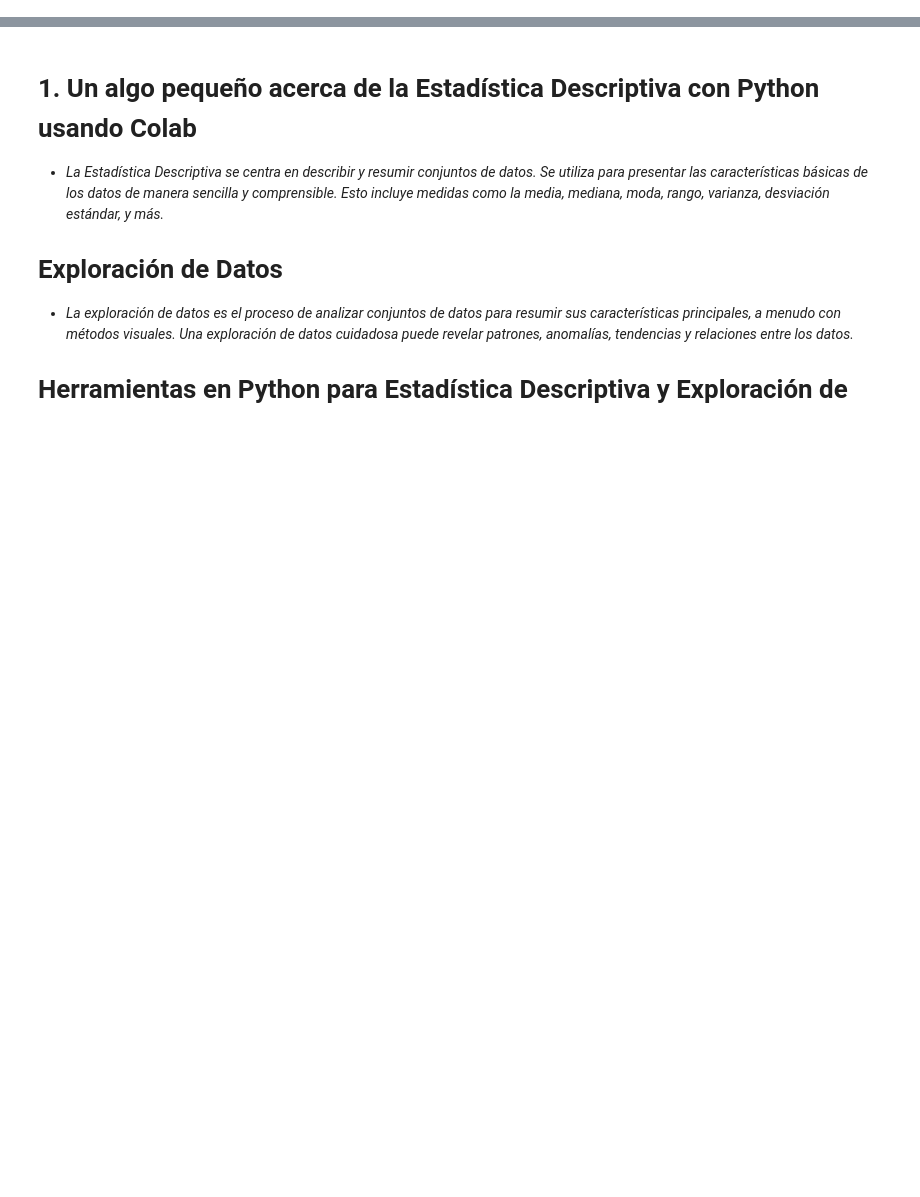
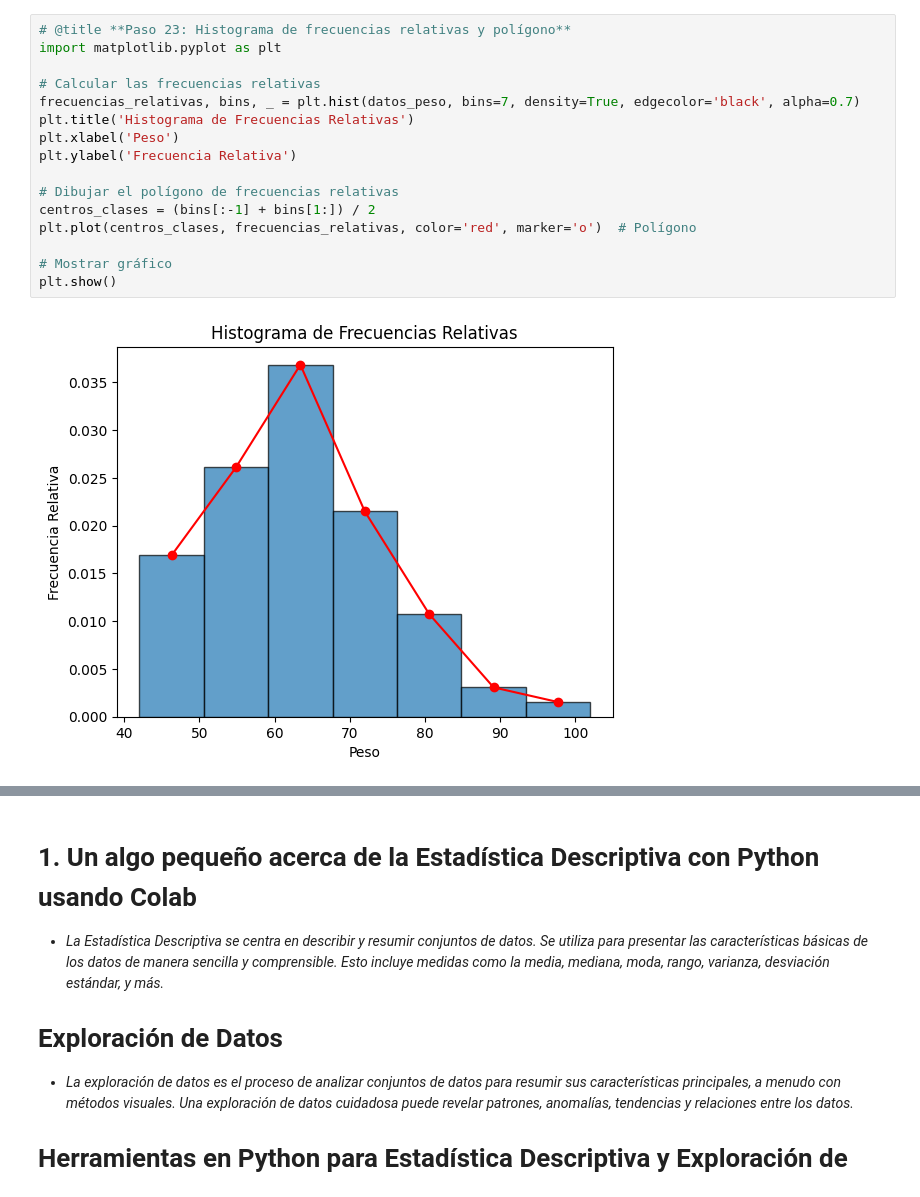
Before and after one commit to JSEFERINO/Curso_Estadistica, a Jupyter notebook: 2_P_y_R_Julio_Hurtado.ipynb, the cells around one changed output, grey strips where cells are left out. Drawn from its saved outputs; the diff is of its cells as text; blank space fills up the shorter version.

```diff
--- a/2_P_y_R_Julio_Hurtado.ipynb
+++ b/2_P_y_R_Julio_Hurtado.ipynb
@@ -7,0 +395,18 @@
+# %%
+# @title **Paso 23: Histograma de frecuencias relativas y polígono**
+import matplotlib.pyplot as plt
+
+# Calcular las frecuencias relativas
+frecuencias_relativas, bins, _ = plt.hist(datos_peso, bins=7, density=True, edgecolor='black', alpha=0.7)
+plt.title('Histograma de Frecuencias Relativas')
+plt.xlabel('Peso')
+plt.ylabel('Frecuencia Relativa')
+
+# Dibujar el polígono de frecuencias relativas
+centros_clases = (bins[:-1] + bins[1:]) / 2
+plt.plot(centros_clases, frecuencias_relativas, color='red', marker='o')  # Polígono
+
+# Mostrar gráfico
+plt.show()
+# %% [output]
+[figure, added]
```
Also changed, not shown: parts of 56 cells of this notebook.
